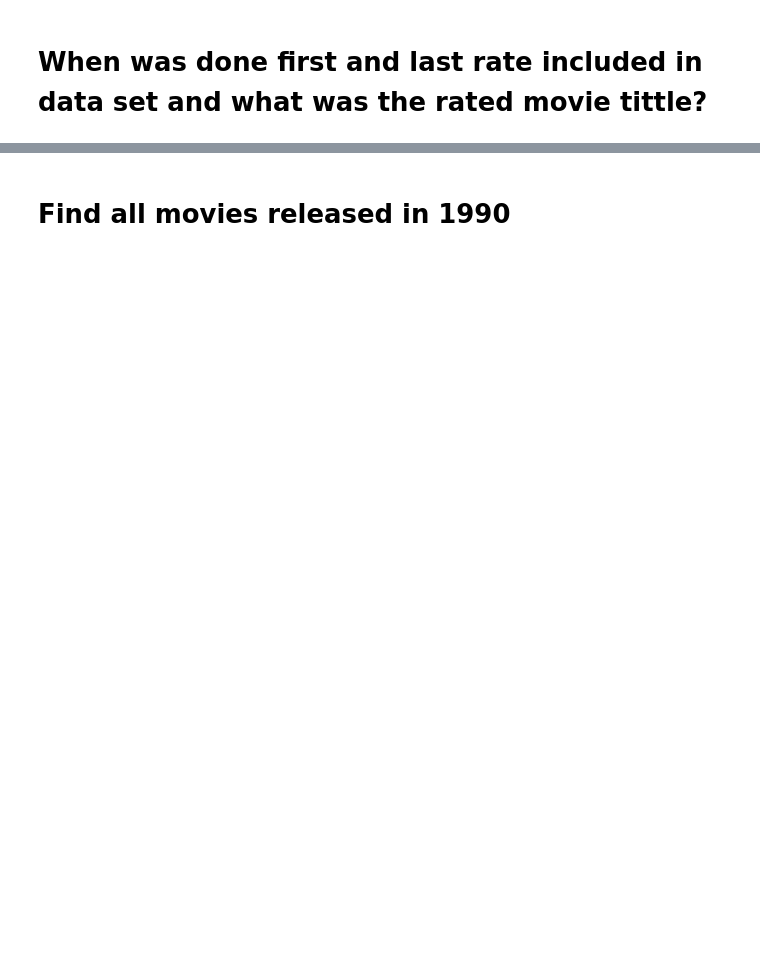
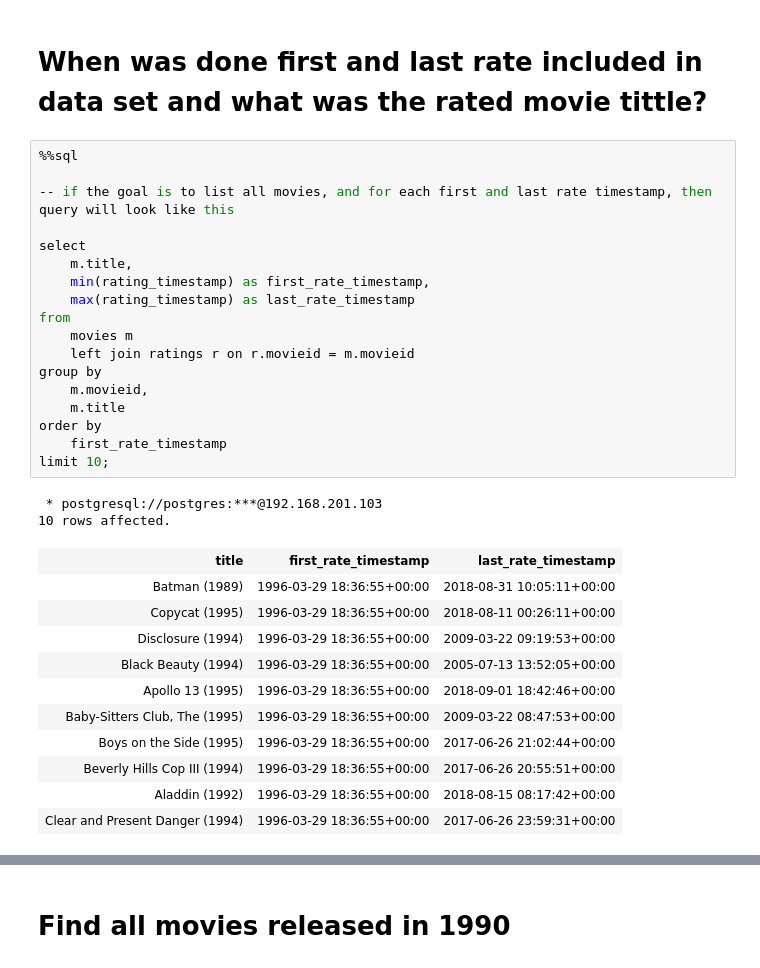
Before and after one commit to mateuszboryn/sample-data-analytics, a Jupyter notebook: notebooks/queries.ipynb, the cells around one changed output, grey strips where cells are left out. Saved outputs shown, nothing was run; the diff lists cells and outputs as text; blank space fills up the shorter version.

```diff
--- a/notebooks/queries.ipynb
+++ b/notebooks/queries.ipynb
@@ -40,2 +139,34 @@ select * from movies limit 10;
 # %% [markdown]
 # When was done first and last rate included in data set and what was the rated movie tittle?
+# %%
+%%sql
+
+-- if the goal is to list all movies, and for each first and last rate timestamp, then query will look like this
+
+select
+    m.title,
+    min(rating_timestamp) as first_rate_timestamp,
+    max(rating_timestamp) as last_rate_timestamp
+from
+    movies m
+    left join ratings r on r.movieid = m.movieid
+group by
+    m.movieid,
+    m.title
+order by
+    first_rate_timestamp
+limit 10;
+# %% [output]
+ * postgresql://postgres:***@192.168.201.103
+10 rows affected.
+| title | first_rate_timestamp | last_rate_timestamp |
+| Batman (1989) | 1996-03-29 18:36:55+00:00 | 2018-08-31 10:05:11+00:00 |
+| Copycat (1995) | 1996-03-29 18:36:55+00:00 | 2018-08-11 00:26:11+00:00 |
+| Disclosure (1994) | 1996-03-29 18:36:55+00:00 | 2009-03-22 09:19:53+00:00 |
+| Black Beauty (1994) | 1996-03-29 18:36:55+00:00 | 2005-07-13 13:52:05+00:00 |
+| Apollo 13 (1995) | 1996-03-29 18:36:55+00:00 | 2018-09-01 18:42:46+00:00 |
+| Baby-Sitters Club, The (1995) | 1996-03-29 18:36:55+00:00 | 2009-03-22 08:47:53+00:00 |
+| Boys on the Side (1995) | 1996-03-29 18:36:55+00:00 | 2017-06-26 21:02:44+00:00 |
+| Beverly Hills Cop III (1994) | 1996-03-29 18:36:55+00:00 | 2017-06-26 20:55:51+00:00 |
+| Aladdin (1992) | 1996-03-29 18:36:55+00:00 | 2018-08-15 08:17:42+00:00 |
+| Clear and Present Danger (1994) | 1996-03-29 18:36:55+00:00 | 2017-06-26 23:59:31+00:00 |
```
Also changed, not shown: parts of 7 cells of this notebook, 5 other files.
